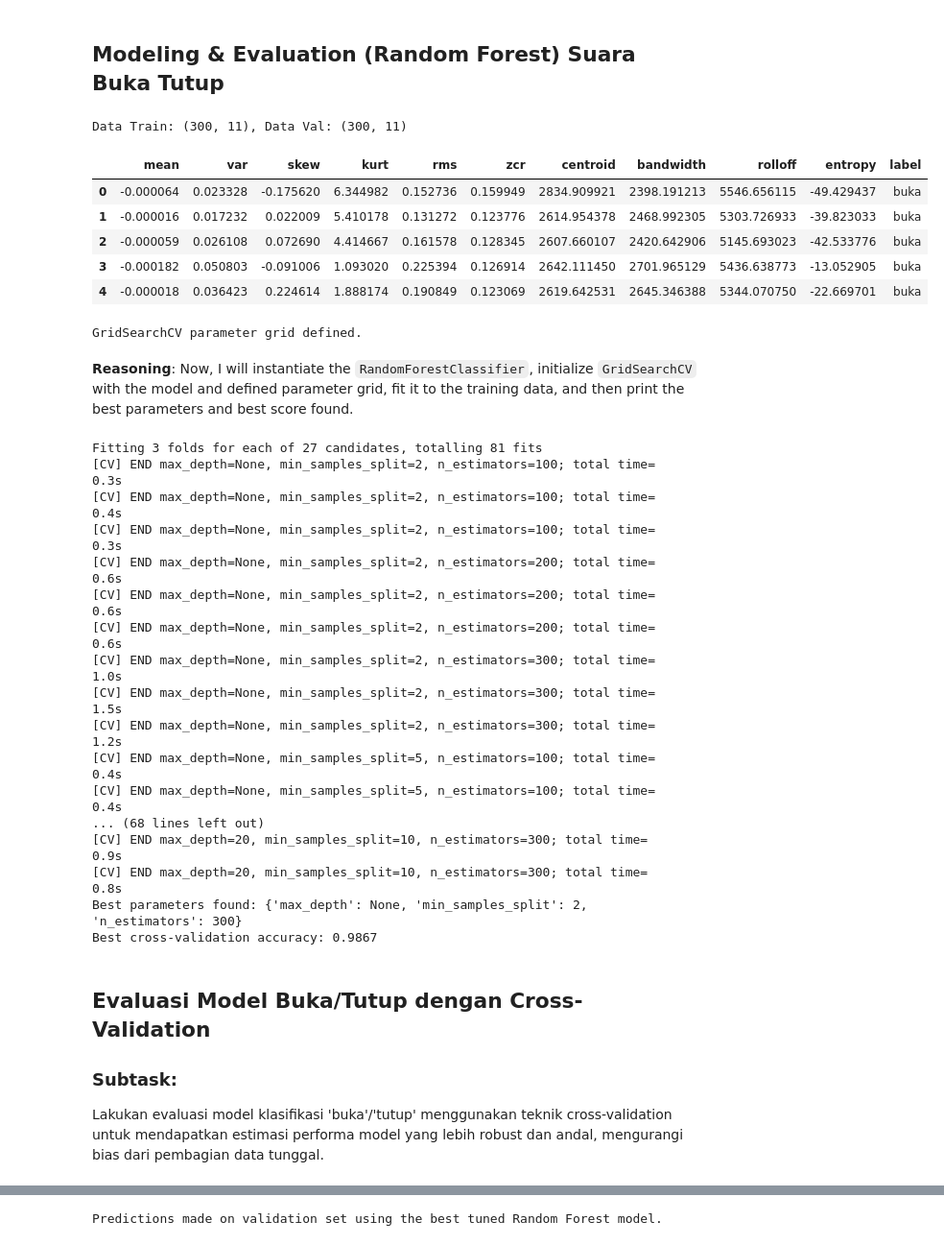
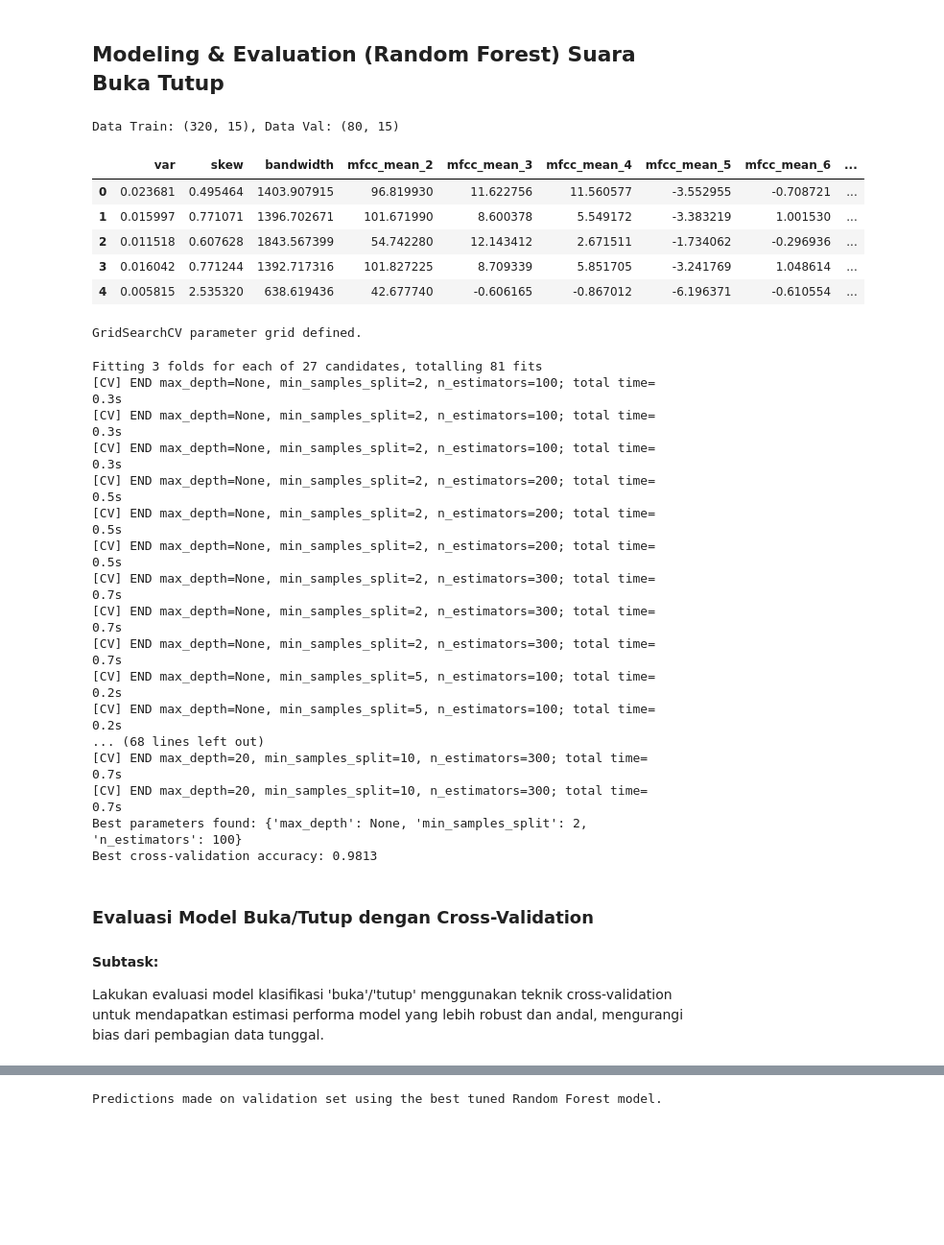
Before and after one commit to Yotan123/psd, a Jupyter notebook: _sources/Suaralanjutana.ipynb, the cells around one changed output, grey strips where cells are left out. Shown at 96% size. Saved outputs shown, nothing was run; the diff lists cells and outputs as text; code cells hidden in the pictures; blank space fills up the shorter version.

```diff
--- a/_sources/Suaralanjutana.ipynb
+++ b/_sources/Suaralanjutana.ipynb
@@ -3,26 +3,26 @@
 # %%
 import pandas as pd
 from sklearn.ensemble import RandomForestClassifier
 from sklearn.metrics import accuracy_score, classification_report, confusion_matrix, ConfusionMatrixDisplay
 import matplotlib.pyplot as plt
 import seaborn as sns
 import numpy as np
 from sklearn.impute import SimpleImputer
 import joblib
 
-train_df = pd.read_csv("train_features.csv")
-val_df   = pd.read_csv("val_features.csv")
+train_df = pd.read_csv("train_features_selected.csv")
+val_df   = pd.read_csv("val_features_selected.csv")
 
 print(f"Data Train: {train_df.shape}, Data Val: {val_df.shape}")
 train_df.head()
 # %% [output]
-Data Train: (300, 11), Data Val: (300, 11)
+Data Train: (320, 15), Data Val: (80, 15)
-|  | mean | var | skew | kurt | rms | zcr | centroid | bandwidth | rolloff | entropy | label |
-| 0 | -0.000064 | 0.023328 | -0.175620 | 6.344982 | 0.152736 | 0.159949 | 2834.909921 | 2398.191213 | 5546.656115 | -49.429437 | buka |
-| 1 | -0.000016 | 0.017232 | 0.022009 | 5.410178 | 0.131272 | 0.123776 | 2614.954378 | 2468.992305 | 5303.726933 | -39.823033 | buka |
-| 2 | -0.000059 | 0.026108 | 0.072690 | 4.414667 | 0.161578 | 0.128345 | 2607.660107 | 2420.642906 | 5145.693023 | -42.533776 | buka |
-| 3 | -0.000182 | 0.050803 | -0.091006 | 1.093020 | 0.225394 | 0.126914 | 2642.111450 | 2701.965129 | 5436.638773 | -13.052905 | buka |
-| 4 | -0.000018 | 0.036423 | 0.224614 | 1.888174 | 0.190849 | 0.123069 | 2619.642531 | 2645.346388 | 5344.070750 | -22.669701 | buka |
+|  | var | skew | bandwidth | mfcc_mean_2 | mfcc_mean_3 | mfcc_mean_4 | mfcc_mean_5 | mfcc_mean_6 | ... |
+| 0 | 0.023681 | 0.495464 | 1403.907915 | 96.819930 | 11.622756 | 11.560577 | -3.552955 | -0.708721 | ... |
+| 1 | 0.015997 | 0.771071 | 1396.702671 | 101.671990 | 8.600378 | 5.549172 | -3.383219 | 1.001530 | ... |
+| 2 | 0.011518 | 0.607628 | 1843.567399 | 54.742280 | 12.143412 | 2.671511 | -1.734062 | -0.296936 | ... |
+| 3 | 0.016042 | 0.771244 | 1392.717316 | 101.827225 | 8.709339 | 5.851705 | -3.241769 | 1.048614 | ... |
+| 4 | 0.005815 | 2.535320 | 638.619436 | 42.677740 | -0.606165 | -0.867012 | -6.196371 | -0.610554 | ... |
 # %%
 from sklearn.model_selection import GridSearchCV
 
@@ -35,41 +35,39 @@ param_grid = {
 print("GridSearchCV parameter grid defined.")
 # %% [output]
 GridSearchCV parameter grid defined.
-# %% [markdown]
-**Reasoning**:
-Now, I will instantiate the `RandomForestClassifier`, initialize `GridSearchCV` with the model and defined parameter grid, fit it to the training data, and then print the best parameters and best score found.
 # %%
-X_train = train_df.drop(columns=['label'])
-y_train = train_df['label']
+# Gunakan fitur yang sudah diseleksi (X_train_selected_kbest) dan label yang sesuai (y_train)
+# Variabel X_train_selected_kbest dan y_train seharusnya sudah tersedia dari langkah seleksi fitur sebelumnya
 
 rf_base_model = RandomForestClassifier(random_state=42, n_jobs=-1)
 
 grid_search = GridSearchCV(estimator=rf_base_model, param_grid=param_grid, cv=3, scoring='accuracy', verbose=2)
 
-grid_search.fit(X_train, y_train)
+# Lakukan fitting menggunakan X_train_selected_kbest dan y_train
+grid_search.fit(X_train_selected_kbest, y_train)
 
 print(f"Best parameters found: {grid_search.best_params_}")
 print(f"Best cross-validation accuracy: {grid_search.best_score_:.4f}")
 # %% [output]
 Fitting 3 folds for each of 27 candidates, totalling 81 fits
 [CV] END max_depth=None, min_samples_split=2, n_estimators=100; total time=   0.3s
-[CV] END max_depth=None, min_samples_split=2, n_estimators=100; total time=   0.4s
 [CV] END max_depth=None, min_samples_split=2, n_estimators=100; total time=   0.3s
-[CV] END max_depth=None, min_samples_split=2, n_estimators=200; total time=   0.6s
-[CV] END max_depth=None, min_samples_split=2, n_estimators=200; total time=   0.6s
-[CV] END max_depth=None, min_samples_split=2, n_estimators=200; total time=   0.6s
-[CV] END max_depth=None, min_samples_split=2, n_estimators=300; total time=   1.0s
-[CV] END max_depth=None, min_samples_split=2, n_estimators=300; total time=   1.5s
-[CV] END max_depth=None, min_samples_split=2, n_estimators=300; total time=   1.2s
-[CV] END max_depth=None, min_samples_split=5, n_estimators=100; total time=   0.4s
-[CV] END max_depth=None, min_samples_split=5, n_estimators=100; total time=   0.4s
+[CV] END max_depth=None, min_samples_split=2, n_estimators=100; total time=   0.3s
+[CV] END max_depth=None, min_samples_split=2, n_estimators=200; total time=   0.5s
+[CV] END max_depth=None, min_samples_split=2, n_estimators=200; total time=   0.5s
+[CV] END max_depth=None, min_samples_split=2, n_estimators=200; total time=   0.5s
+[CV] END max_depth=None, min_samples_split=2, n_estimators=300; total time=   0.7s
+[CV] END max_depth=None, min_samples_split=2, n_estimators=300; total time=   0.7s
+[CV] END max_depth=None, min_samples_split=2, n_estimators=300; total time=   0.7s
+[CV] END max_depth=None, min_samples_split=5, n_estimators=100; total time=   0.2s
+[CV] END max_depth=None, min_samples_split=5, n_estimators=100; total time=   0.2s
 ... (68 lines left out)
-[CV] END max_depth=20, min_samples_split=10, n_estimators=300; total time=   0.9s
-[CV] END max_depth=20, min_samples_split=10, n_estimators=300; total time=   0.8s
-Best parameters found: {'max_depth': None, 'min_samples_split': 2, 'n_estimators': 300}
-Best cross-validation accuracy: 0.9867
+[CV] END max_depth=20, min_samples_split=10, n_estimators=300; total time=   0.7s
+[CV] END max_depth=20, min_samples_split=10, n_estimators=300; total time=   0.7s
+Best parameters found: {'max_depth': None, 'min_samples_split': 2, 'n_estimators': 100}
+Best cross-validation accuracy: 0.9813
 # %% [markdown]
-## Evaluasi Model Buka/Tutup dengan Cross-Validation
+### Evaluasi Model Buka/Tutup dengan Cross-Validation
 
-### Subtask:
+#### Subtask:
 Lakukan evaluasi model klasifikasi 'buka'/'tutup' menggunakan teknik cross-validation untuk mendapatkan estimasi performa model yang lebih robust dan andal, mengurangi bias dari pembagian data tunggal.
```
Also changed, not shown: parts of 18 cells of this notebook, 24 other files.
